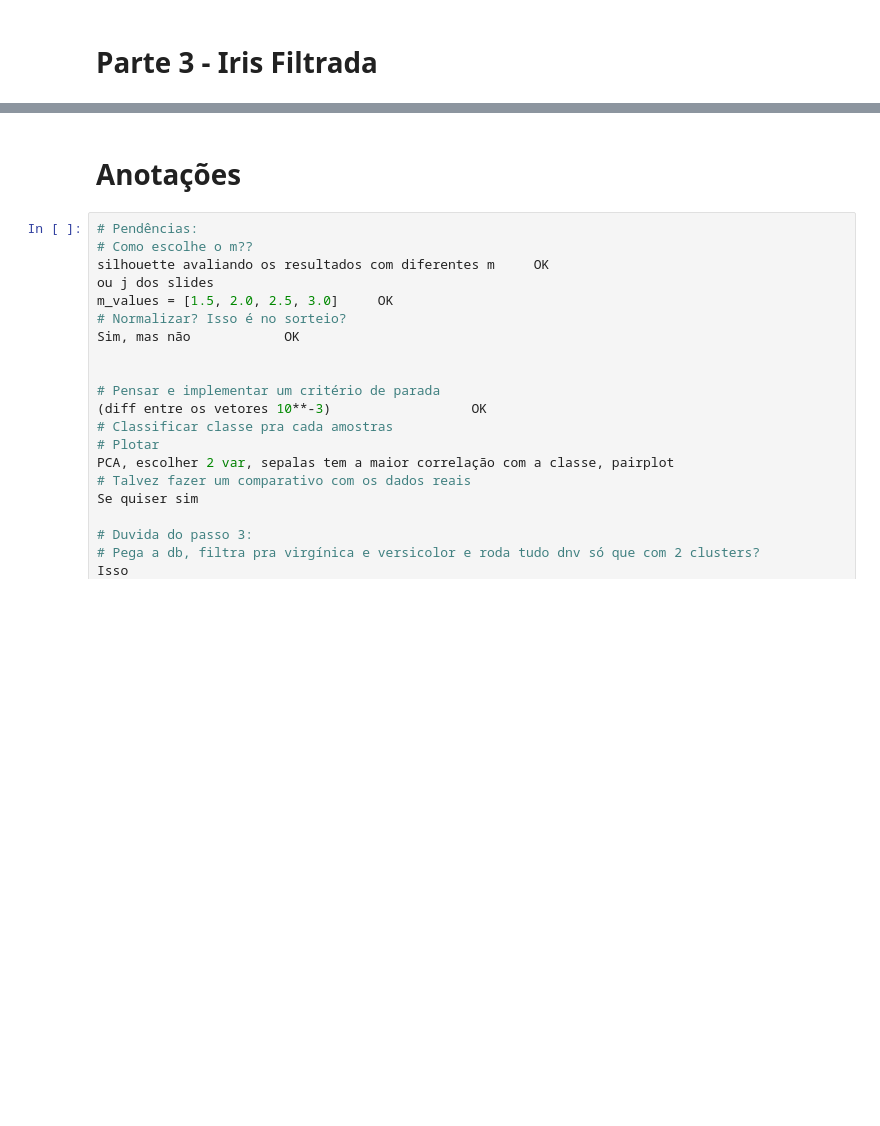
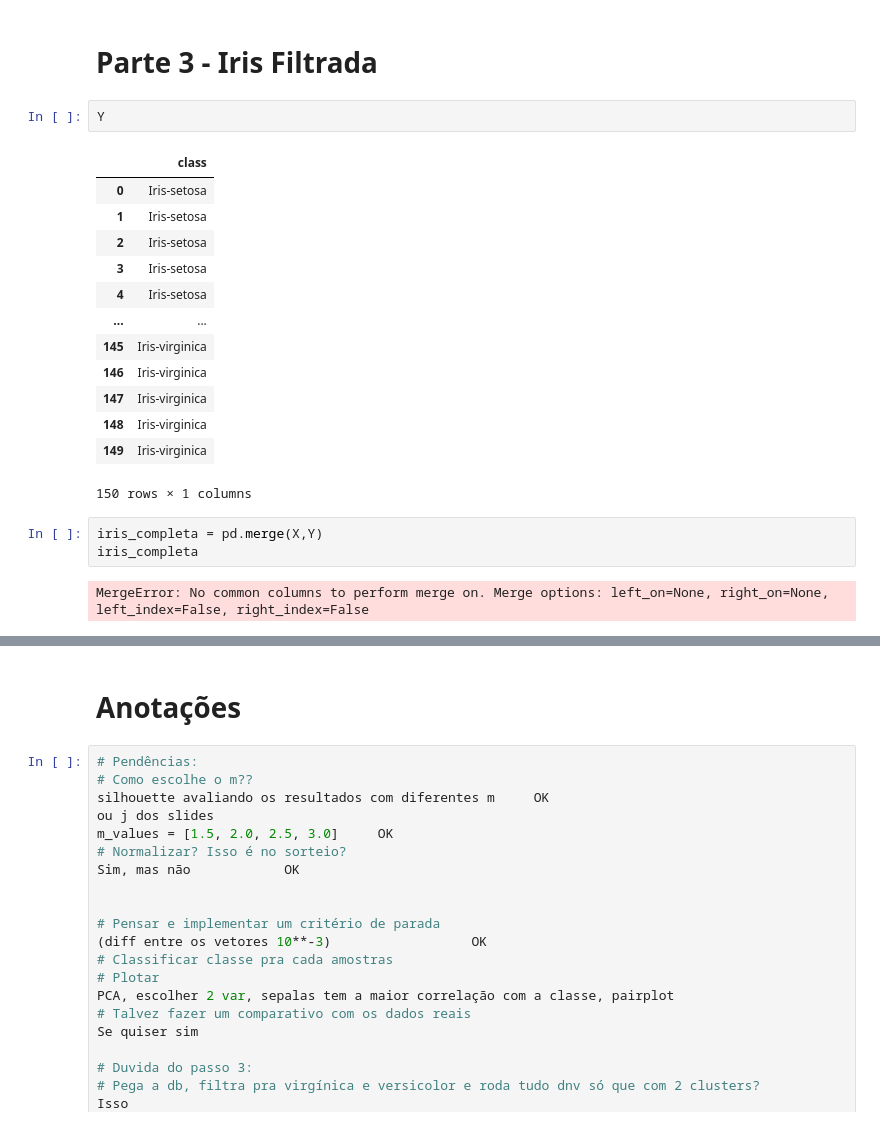
Before and after one commit to EdsonEdu2031/T1-Fuzzy-C-Means, a Jupyter notebook: main.ipynb, the cells around one changed output, grey strips where cells are left out. Cells and saved outputs as stored; diff of their text form; blank space fills up the shorter version.

```diff
--- a/main.ipynb
+++ b/main.ipynb
@@ -323,2 +403,23 @@ plt.show()
 # %% [markdown]
 # Parte 3 - Iris Filtrada
+# %%
+Y
+# %% [output]
+|  | class |
+| 0 | Iris-setosa |
+| 1 | Iris-setosa |
+| 2 | Iris-setosa |
+| 3 | Iris-setosa |
+| 4 | Iris-setosa |
+| ... | ... |
+| 145 | Iris-virginica |
+| 146 | Iris-virginica |
+| 147 | Iris-virginica |
+| 148 | Iris-virginica |
+| 149 | Iris-virginica |
+150 rows × 1 columns
+# %%
+iris_completa = pd.merge(X,Y)
+iris_completa
+# %% [output]
+MergeError: No common columns to perform merge on. Merge options: left_on=None, right_on=None, left_index=False, right_index=False
```
Also changed, not shown: parts of 10 cells of this notebook.
